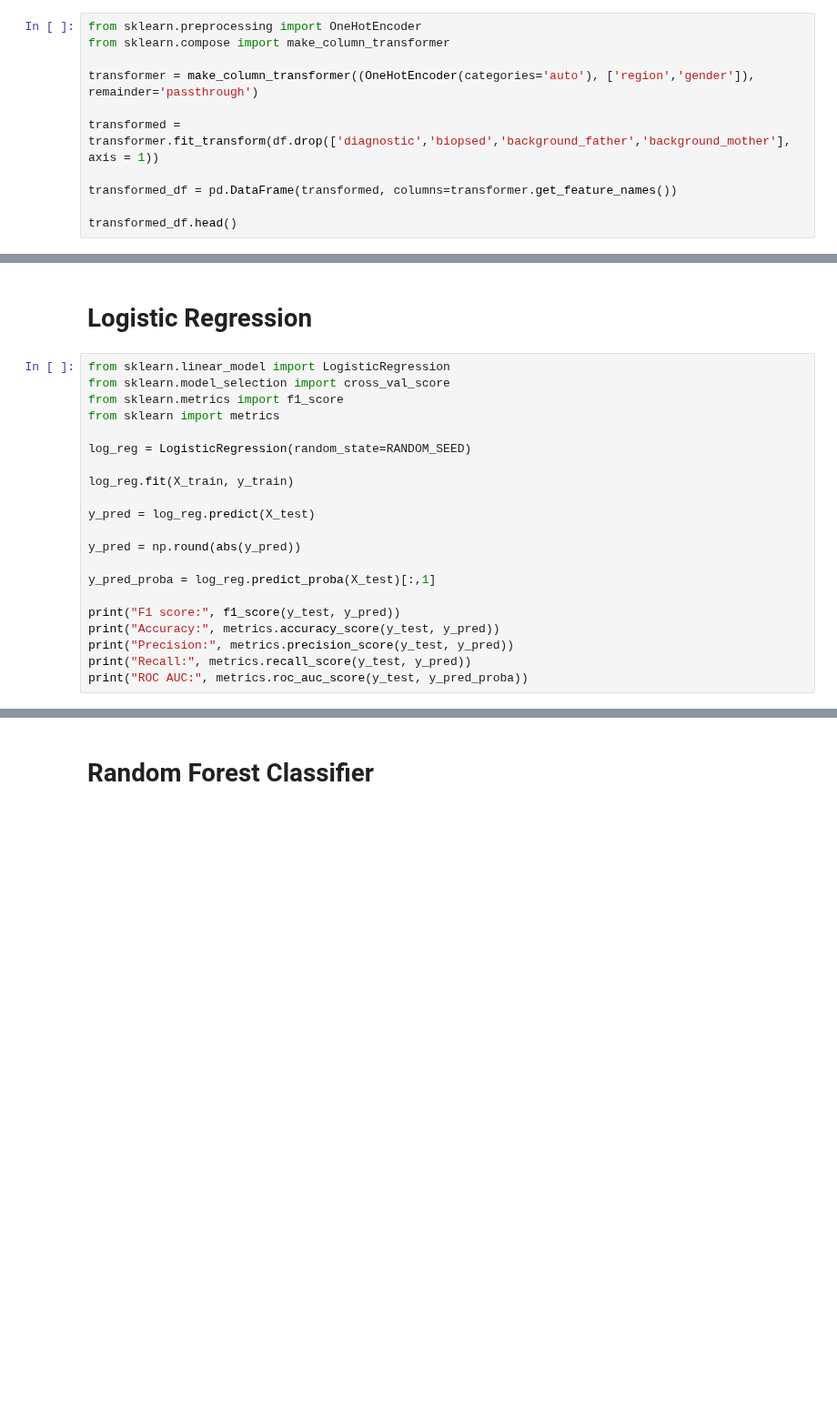
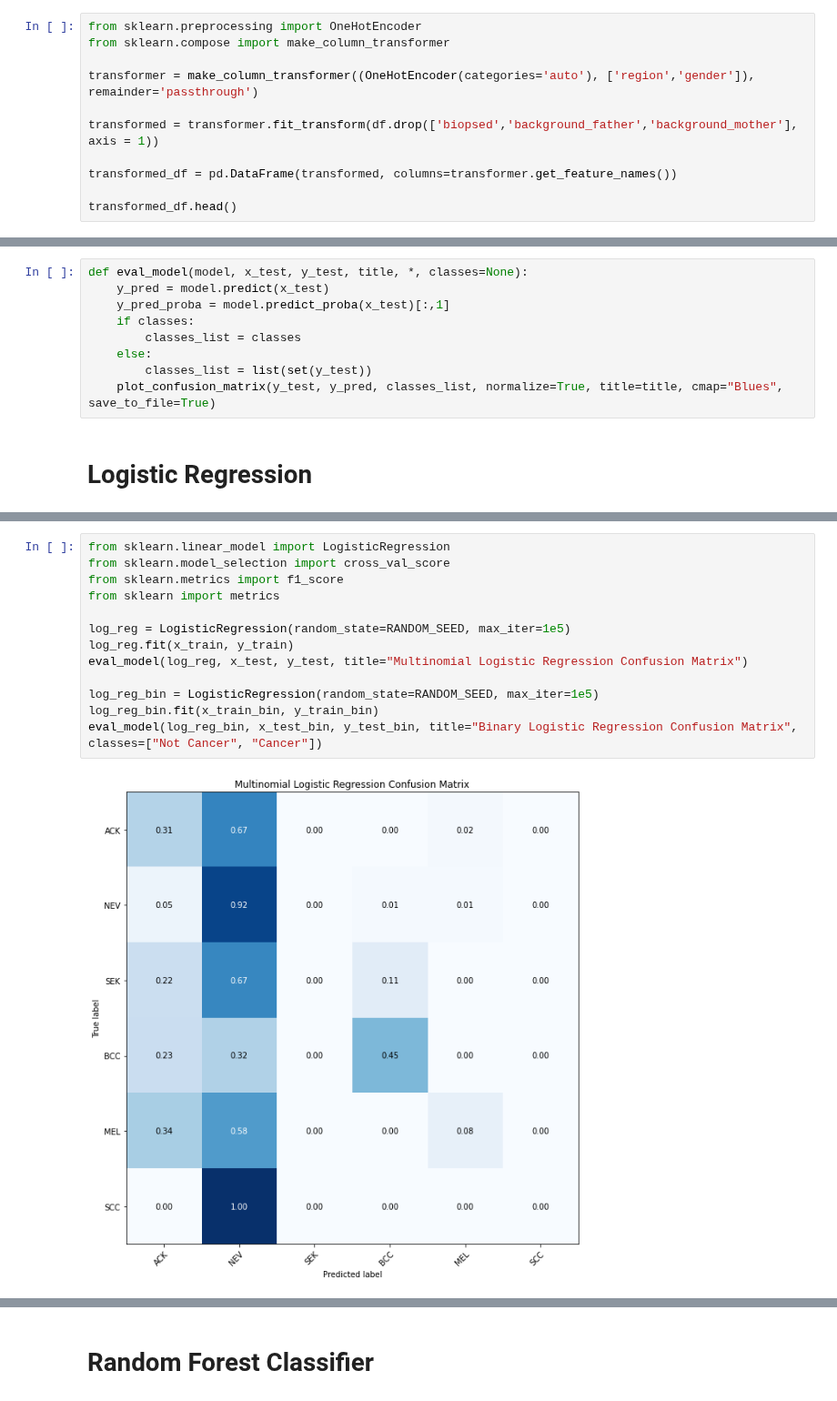
Before and after one commit to CEDipEngineering/ComputerAidedSkinCancerIdentificationAndDiagnosis, a Jupyter notebook: experiments/samuel/metadata_classifier_2.ipynb, the cells around one changed output, grey strips where cells are left out. Shown at 91% size. Cells and saved outputs as stored; diff of their text form; blank space fills up the shorter version.

Commit message:
Add confusion matrix for both classification types

```diff
--- a/experiments/samuel/metadata_classifier_2.ipynb
+++ b/experiments/samuel/metadata_classifier_2.ipynb
@@ -68,7 +116,7 @@ from sklearn.compose import make_column_transformer
 
 transformer = make_column_transformer((OneHotEncoder(categories='auto'), ['region','gender']), remainder='passthrough')
 
-transformed = transformer.fit_transform(df.drop(['diagnostic','biopsed','background_father','background_mother'], axis = 1))
+transformed = transformer.fit_transform(df.drop(['biopsed','background_father','background_mother'], axis = 1))
 
 transformed_df = pd.DataFrame(transformed, columns=transformer.get_feature_names())
 
@@ -107,25 +169,13 @@ X_train_scaled = scaler.fit_transform(X_train[['fitspatrick','diameter_1','diame
 # %% [markdown]
 # Predict
+# %%
+def eval_model(model, x_test, y_test, title, *, classes=None):
+    y_pred = model.predict(x_test)
+    y_pred_proba = model.predict_proba(x_test)[:,1]
+    if classes:
+        classes_list = classes
+    else:
+        classes_list = list(set(y_test))
+    plot_confusion_matrix(y_test, y_pred, classes_list, normalize=True, title=title, cmap="Blues", save_to_file=True)
 # %% [markdown]
 # Logistic Regression
-# %%
-from sklearn.linear_model import LogisticRegression
-from sklearn.model_selection import cross_val_score
-from sklearn.metrics import f1_score
-from sklearn import metrics
-
-log_reg = LogisticRegression(random_state=RANDOM_SEED)
-
-log_reg.fit(X_train, y_train)
-
-y_pred = log_reg.predict(X_test)
-
-y_pred = np.round(abs(y_pred))
-
-y_pred_proba = log_reg.predict_proba(X_test)[:,1]
-
-print("F1 score:", f1_score(y_test, y_pred))
-print("Accuracy:", metrics.accuracy_score(y_test, y_pred))
-print("Precision:", metrics.precision_score(y_test, y_pred))
-print("Recall:", metrics.recall_score(y_test, y_pred))
-print("ROC AUC:", metrics.roc_auc_score(y_test, y_pred_proba))
@@ -170,0 +182,15 @@ Standard deviation: 0.047719812259470404
+# %%
+from sklearn.linear_model import LogisticRegression
+from sklearn.model_selection import cross_val_score
+from sklearn.metrics import f1_score
+from sklearn import metrics
+
+log_reg = LogisticRegression(random_state=RANDOM_SEED, max_iter=1e5)
+log_reg.fit(x_train, y_train)
+eval_model(log_reg, x_test, y_test, title="Multinomial Logistic Regression Confusion Matrix")
+
+log_reg_bin = LogisticRegression(random_state=RANDOM_SEED, max_iter=1e5)
+log_reg_bin.fit(x_train_bin, y_train_bin)
+eval_model(log_reg_bin, x_test_bin, y_test_bin, title="Binary Logistic Regression Confusion Matrix", classes=["Not Cancer", "Cancer"])
+# %% [output]
+[figure, added]
```
Also changed, not shown: parts of 25 cells of this notebook.
